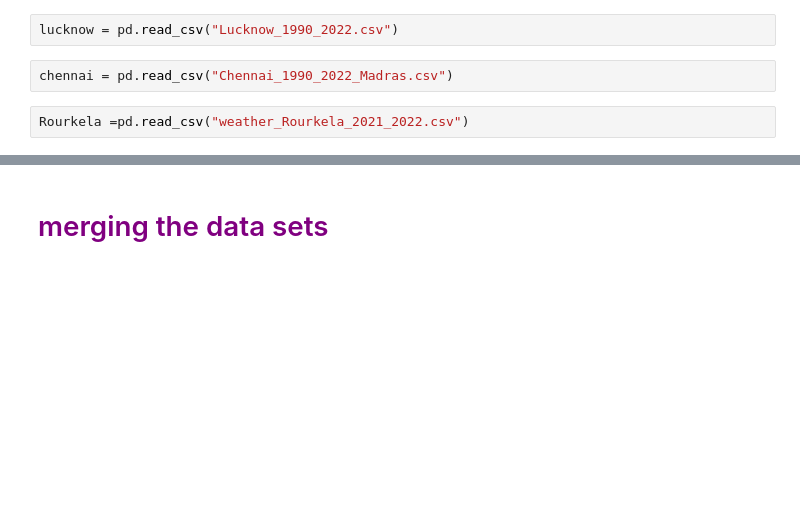
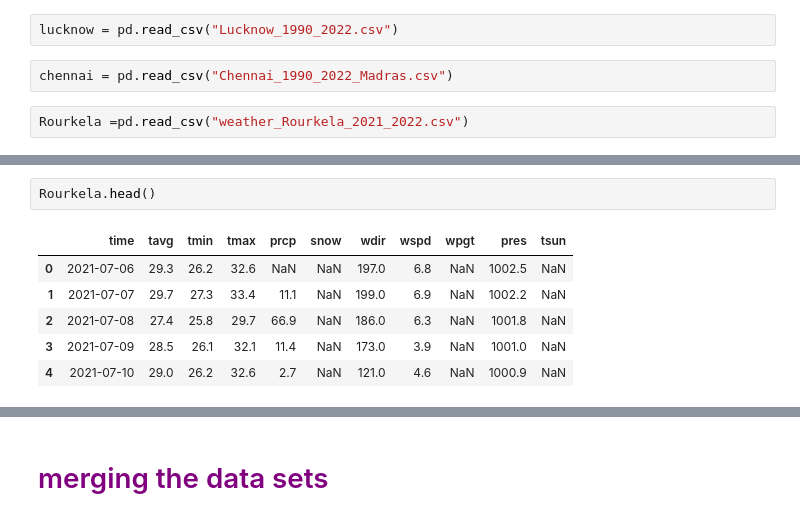
Before and after one commit to Madhukumarmogulla/wheather-data-prediction, a Jupyter notebook: my_project_1(EDA).ipynb, the cells around one changed output, grey strips where cells are left out. Cells and saved outputs as stored; diff of their text form; blank space fills up the shorter version.

```diff
--- a/my_project_1(EDA).ipynb
+++ b/my_project_1(EDA).ipynb
@@ -104,0 +125,9 @@ Rourkela =pd.read_csv("weather_Rourkela_2021_2022.csv")
+# %%
+Rourkela.head()
+# %% [output]
+|  | time | tavg | tmin | tmax | prcp | snow | wdir | wspd | wpgt | pres | tsun |
+| 0 | 2021-07-06 | 29.3 | 26.2 | 32.6 | NaN | NaN | 197.0 | 6.8 | NaN | 1002.5 | NaN |
+| 1 | 2021-07-07 | 29.7 | 27.3 | 33.4 | 11.1 | NaN | 199.0 | 6.9 | NaN | 1002.2 | NaN |
+| 2 | 2021-07-08 | 27.4 | 25.8 | 29.7 | 66.9 | NaN | 186.0 | 6.3 | NaN | 1001.8 | NaN |
+| 3 | 2021-07-09 | 28.5 | 26.1 | 32.1 | 11.4 | NaN | 173.0 | 3.9 | NaN | 1001.0 | NaN |
+| 4 | 2021-07-10 | 29.0 | 26.2 | 32.6 | 2.7 | NaN | 121.0 | 4.6 | NaN | 1000.9 | NaN |
```
Also changed, not shown: parts of 46 cells of this notebook.
